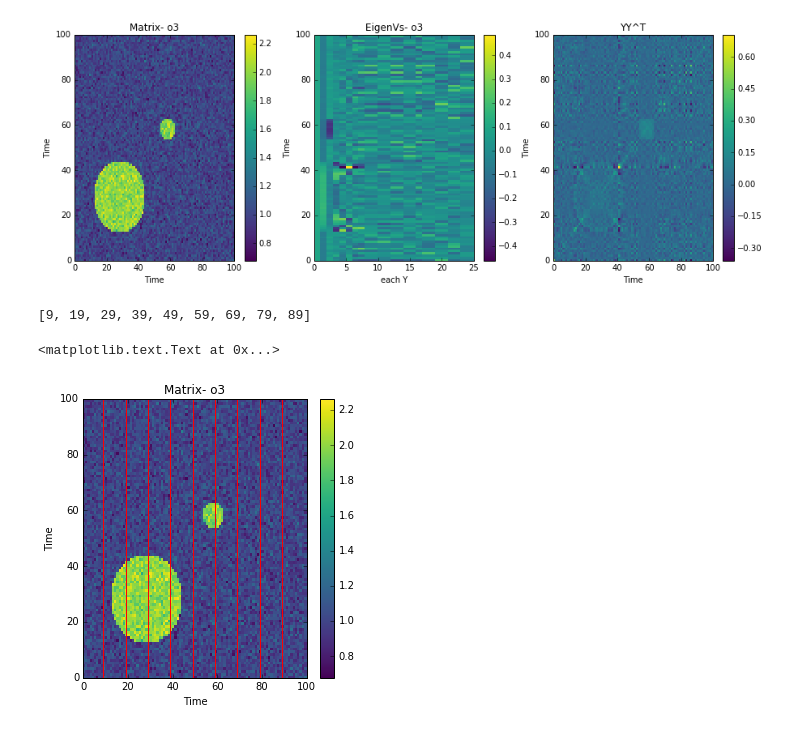
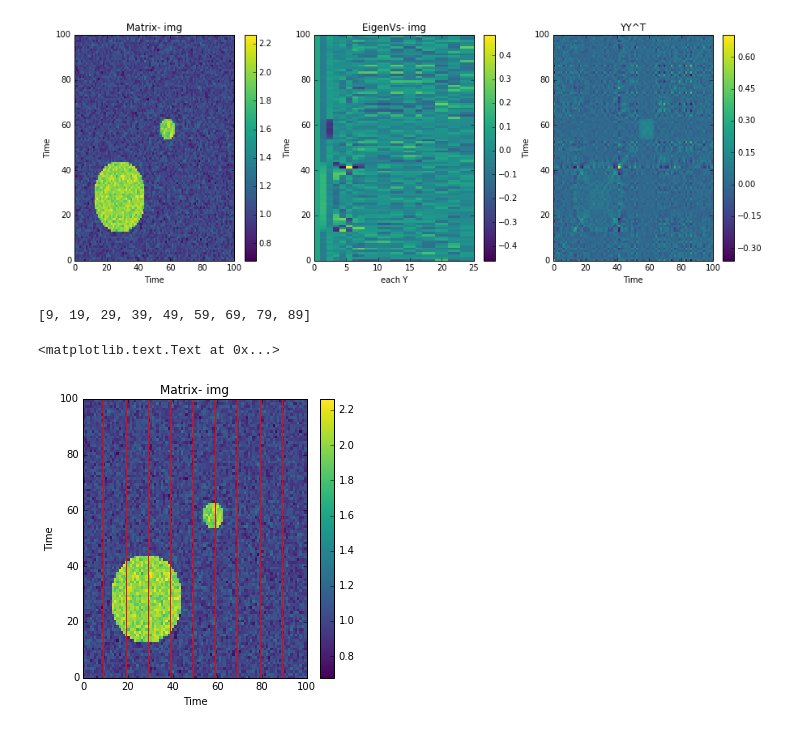
Before and after one commit to jfriend08/IndependentStudy, a Jupyter notebook: baseline/workbookII.ipynb, the cells around one changed output. Saved outputs shown, nothing was run; the diff lists cells and outputs as text; code cells hidden in the pictures.

```diff
--- a/baseline/workbookII.ipynb
+++ b/baseline/workbookII.ipynb
@@ -125,7 +125,7 @@ def boundaryDetection(Y, nCluster):
     row_leng[row_leng==0] = 1 #replace the legth of 0 to 1
     Y_norm = Y / row_leng[:, np.newaxis]
 
-    clf = KMeans(n_clusters=nCluster, max_iter=300).fit(Y_norm)
+    clf = KMeans(n_clusters=nCluster, max_iter=500).fit(Y_norm)
     centroids, labels = clf.cluster_centers_, clf.labels_
 
     boundary = []
@@ -185,17 +185,17 @@ plt.show()
 # %%
 nCluster = 10
 IMG = laplacian.getNormLaplacian(img, 10) #similarity matrix, top m eigenvectors
 b, c = boundaryDetection(Y3, nCluster)
 print b
 
 plt.figure(figsize=(5, 5))
 plt.pcolor(img, cmap="viridis")
 plt.colorbar()
 plt.vlines(b, 0, 100, color='r')
-plt.title('Matrix- o3')
+plt.title('Matrix- img')
 plt.xlabel('Time')
 plt.ylabel('Time')
 # %% [output]
 [9, 19, 29, 39, 49, 59, 69, 79, 89]
 <matplotlib.text.Text at 0x...>
-[figure, old version]
+[figure, new version]
```
Also changed, not shown: parts of 1 cell of this notebook.
